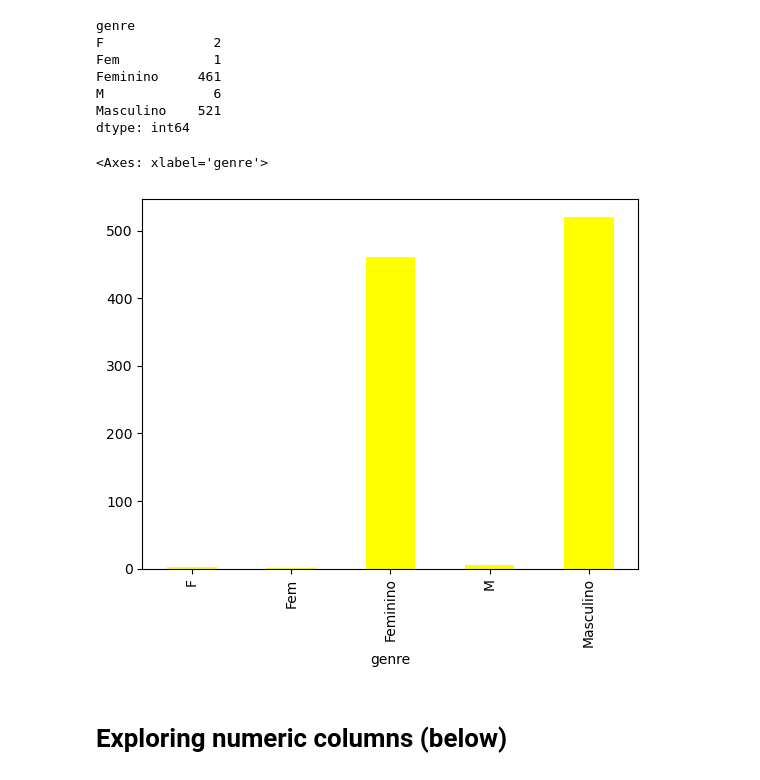
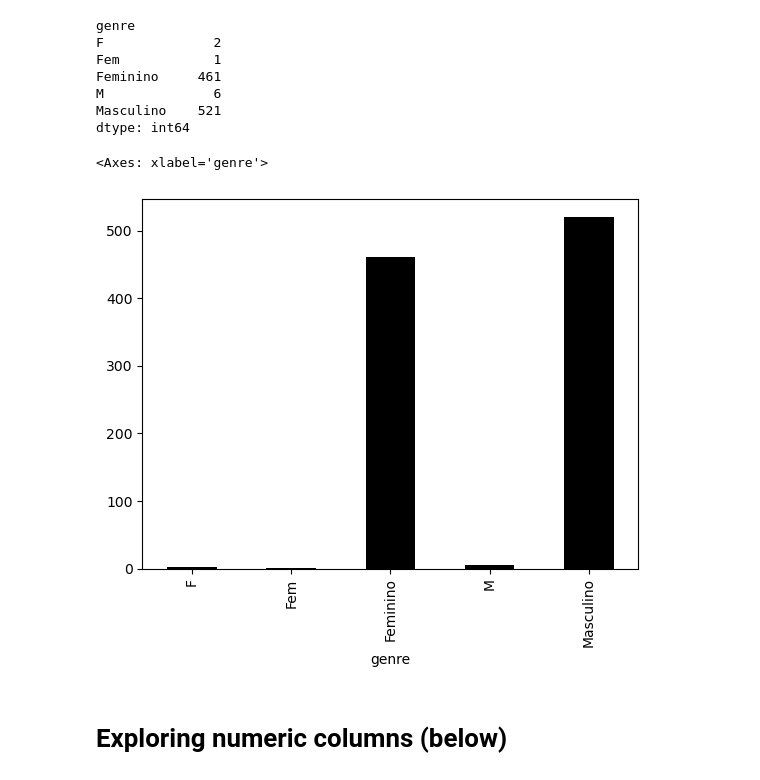
Before and after one commit to Lanpaiva/data-analysis, a Jupyter notebook: limpeza-processamento.ipynb, the cells around one changed output. Cells and saved outputs as stored; diff of their text form; code cells hidden in the pictures.

```diff
--- a/limpeza-processamento.ipynb
+++ b/limpeza-processamento.ipynb
@@ -62,10 +62,10 @@ M              6
 Masculino    521
 dtype: int64
 # %%
-agrouped.plot.bar(color = 'yellow')
+agrouped.plot.bar(color = 'black')
 # %% [output]
 <Axes: xlabel='genre'>
-[figure, old version]
+[figure, new version]
 # %% [markdown]
 # Exploring numeric columns (below)
 # %%
```
Also changed, not shown: parts of 7 cells of this notebook.
